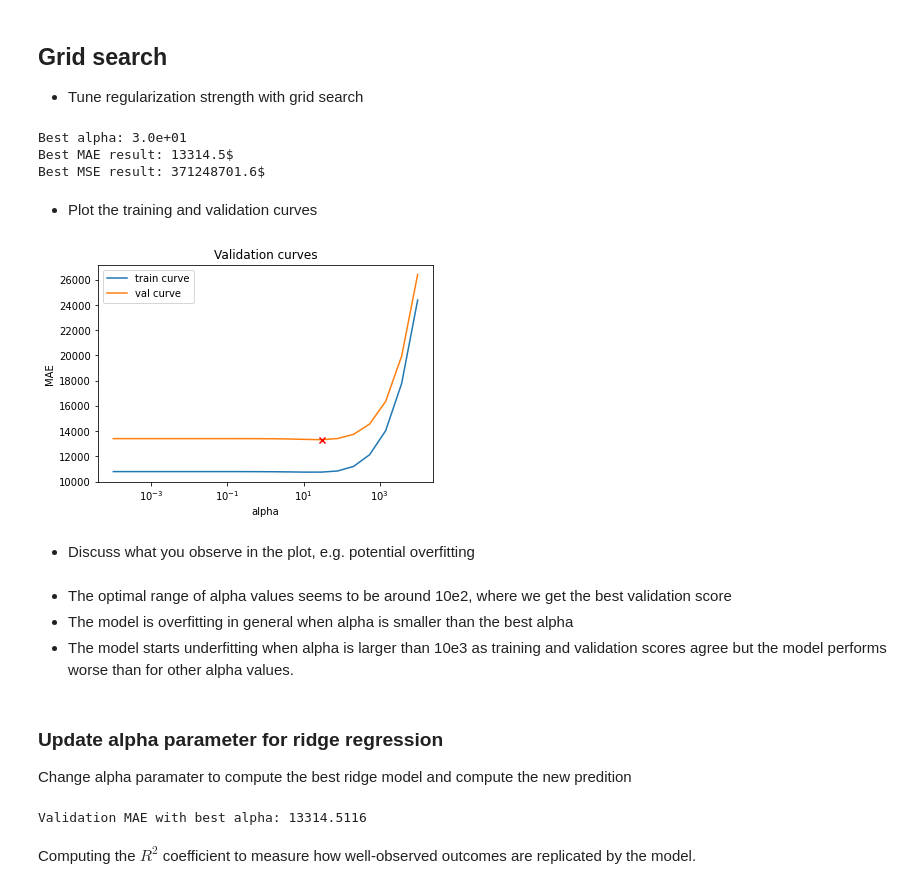
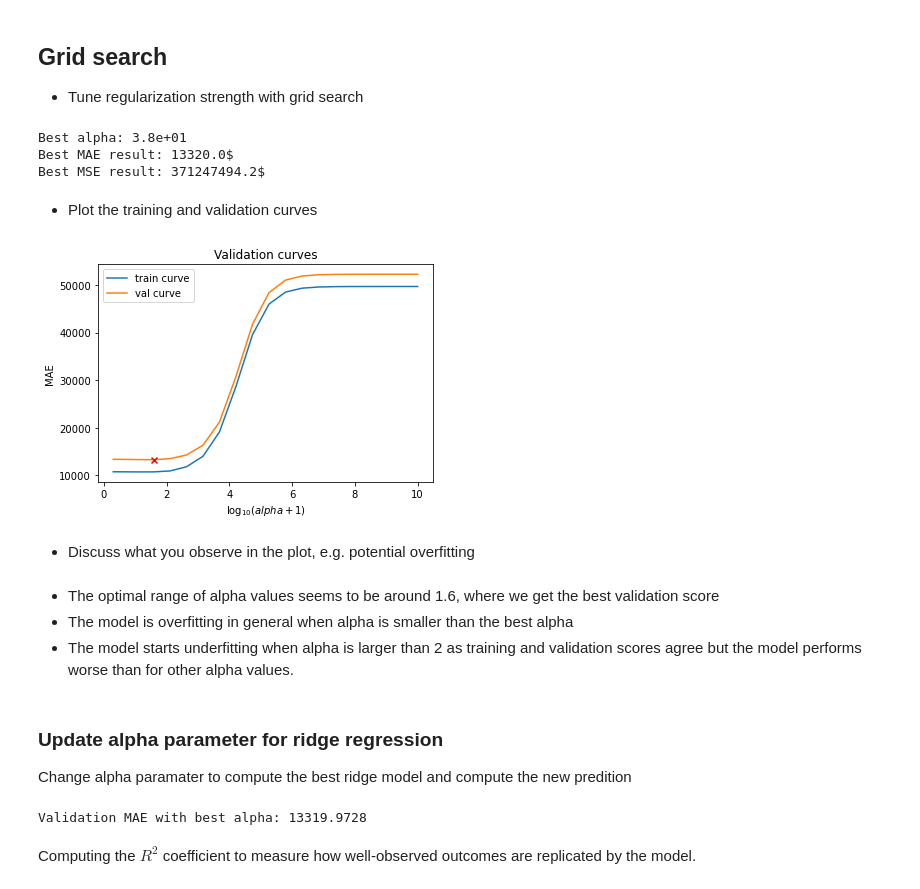
Before and after one commit to PiWebswiss/Project-AI-3, a Jupyter notebook: house-prices/house-prices-solution.ipynb, the cells around one changed output. Cells and saved outputs as stored; diff of their text form; code cells hidden in the pictures.

Commit message:
update validation curves

```diff
--- a/house-prices/house-prices-solution.ipynb
+++ b/house-prices/house-prices-solution.ipynb
@@ -912,7 +912,7 @@ from sklearn.metrics import mean_squared_error as MSE
 gs_results = []
 
 # Grid search
-for alpha in np.logspace(-4, 4, num=20):
+for alpha in np.logspace(0, 10, num=20):
     # Fit the pipeline
     complex_model.set_params(ridge__alpha=alpha)
     complex_model.fit(X_tr, y_tr)
@@ -938,29 +938,29 @@ print("Best alpha: {:.1e}".format(best_alpha["alpha"]))
 print("Best MAE result: {:.1f}$".format(best_alpha["val_mae"]))
 print("Best MSE result: {:.1f}$".format(best_alpha["val_mse"]))
 # %% [output]
-Best alpha: 3.0e+01
-Best MAE result: 13314.5$
-Best MSE result: 371248701.6$
+Best alpha: 3.8e+01
+Best MAE result: 13320.0$
+Best MSE result: 371247494.2$
 # %% [markdown]
 - Plot the training and validation curves
 # %%
 # Plot the validation curves
-plt.semilogx(df_results["alpha"], df_results["train_mae"], label="train curve")
-plt.semilogx(df_results["alpha"], df_results["val_mae"], label="val curve")
-plt.scatter(best_alpha["alpha"], df_results["val_mae"].min(), marker="x", c="red", zorder=10)
+plt.plot(np.log10(df_results["alpha"] +1), df_results["train_mae"], label="train curve")
+plt.plot(np.log10(df_results["alpha"] +1), df_results["val_mae"], label="val curve")
+plt.scatter(np.log10(best_alpha["alpha"] +1), df_results["val_mae"].min(), marker="x", c="red", zorder=10)
 plt.title("Validation curves")
-plt.xlabel("alpha")
+plt.xlabel("$\log_{10}(alpha +1)$")
 plt.ylabel("MAE")
 plt.legend()
 plt.show()
 # %% [output]
-[figure, old version]
+[figure, new version]
 # %% [markdown]
 - Discuss what you observe in the plot, e.g. potential overfitting
 # %% [markdown]
-- The optimal range of alpha values seems to be around 10e2, where we get the best validation score
+- The optimal range of alpha values seems to be around 1.6, where we get the best validation score
 - The model is overfitting in general when alpha is smaller than the best alpha
-- The model starts underfitting when alpha is larger than 10e3 as training and validation scores agree but the model performs worse than for other alpha values.
+- The model starts underfitting when alpha is larger than 2 as training and validation scores agree but the model performs worse than for other alpha values.
 # %% [markdown]
 ### Update alpha parameter for ridge regression
 Change alpha paramater to compute the best  ridge model and compute the new predition
@@ -979,7 +979,7 @@ mea_complex = MAE(10 ** y_val -1, 10 ** complex_model.predict(X_val) -1)
 # Print the MAE on validation set
 print("Validation MAE with best alpha: {:.4f}".format(mea_complex))
 # %% [output]
-Validation MAE with best alpha: 13314.5116
+Validation MAE with best alpha: 13319.9728
 # %% [markdown]
 Computing the $R^2$ coefficient to measure how well-observed outcomes are replicated by the model.
 # %%
```
Also changed, not shown: parts of 2 cells of this notebook.
